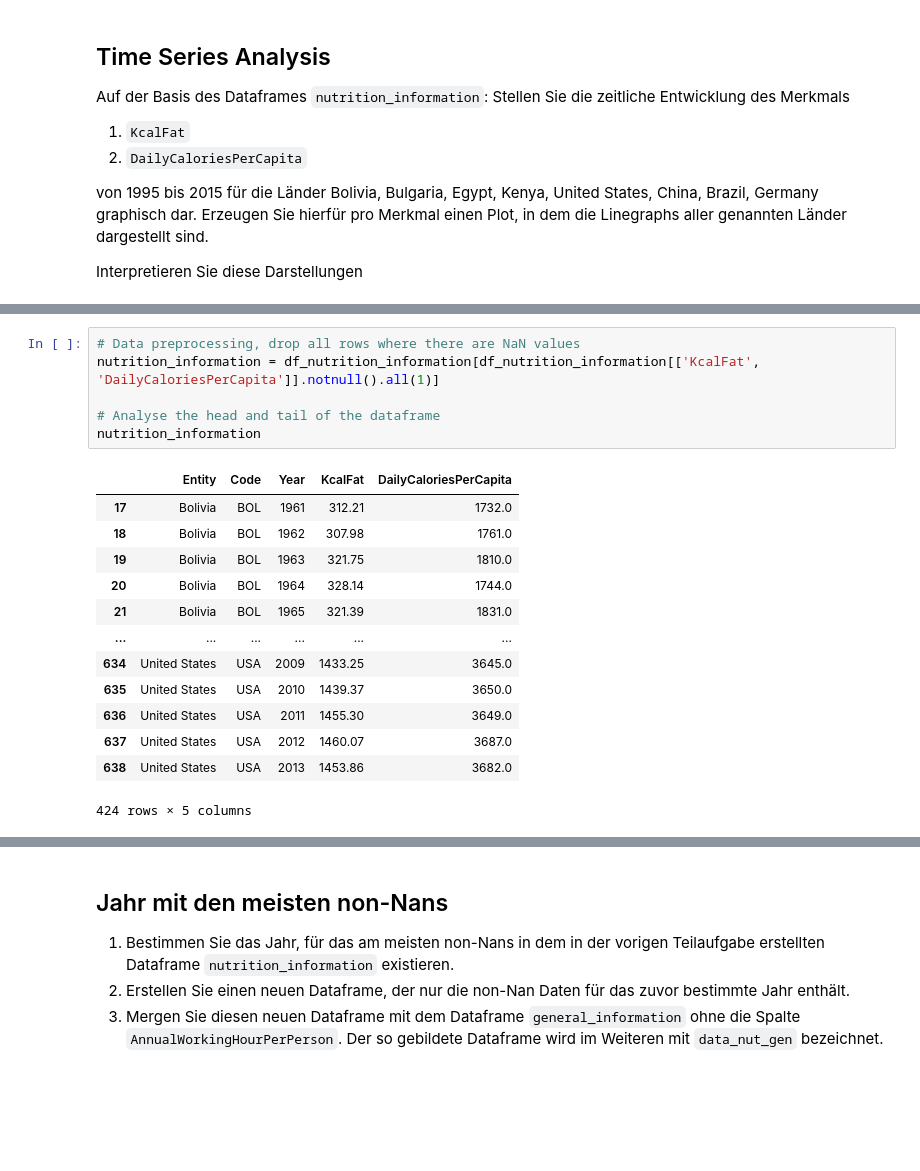
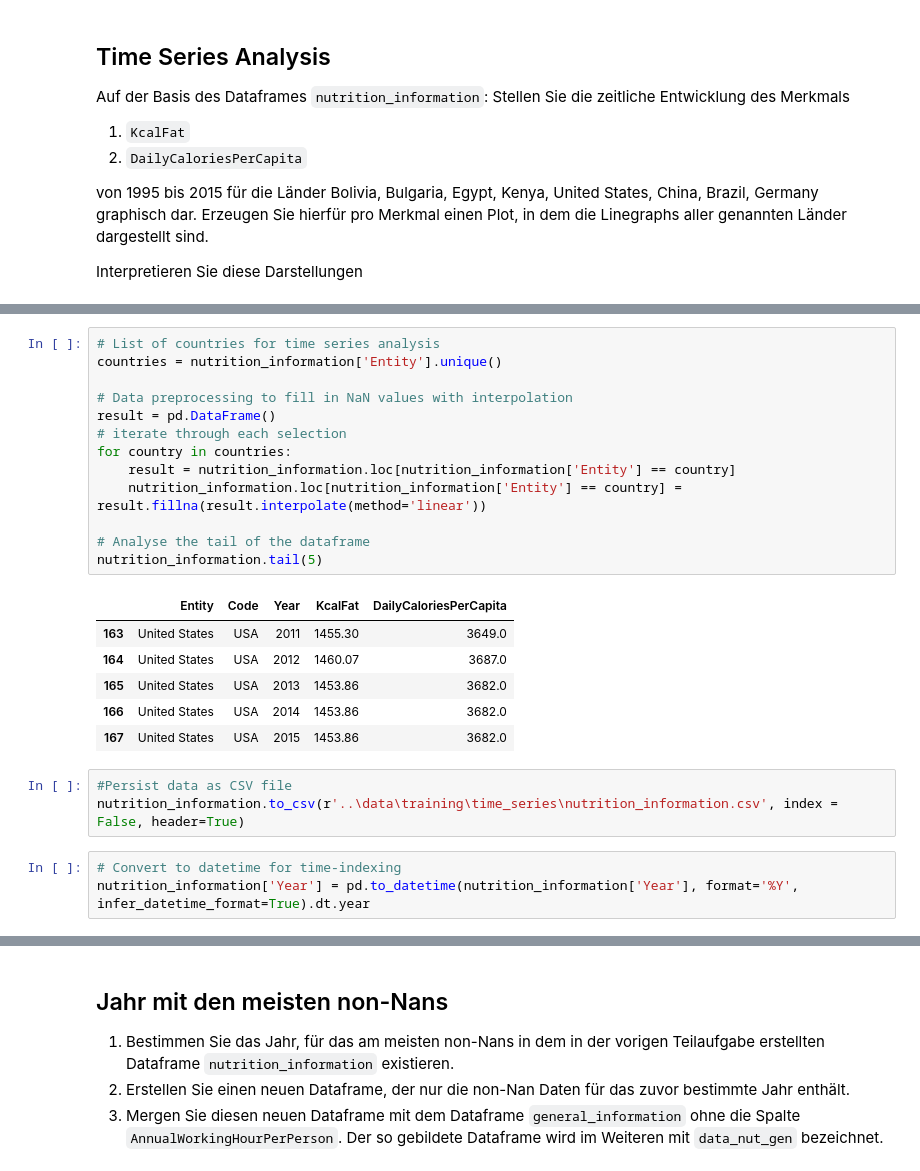
Before and after one commit to JaninaMattes/data-mining-pattern-recogntion, a Jupyter notebook: src/proj1_global_health_app/model/Project1_Global_HealthData_App.ipynb, the cells around one changed output, grey strips where cells are left out. Cells and saved outputs as stored; diff of their text form; blank space fills up the shorter version.

```diff
--- a/src/proj1_global_health_app/model/Project1_Global_HealthData_App.ipynb
+++ b/src/proj1_global_health_app/model/Project1_Global_HealthData_App.ipynb
@@ -486,21 +474,27 @@ print(df_nutrition_information)
-# %%
-# Data preprocessing, drop all rows where there are NaN values
-nutrition_information = df_nutrition_information[df_nutrition_information[['KcalFat', 'DailyCaloriesPerCapita']].notnull().all(1)]
-
-# Analyse the head and tail of the dataframe
-nutrition_information
-# %% [output]
-|  | Entity | Code | Year | KcalFat | DailyCaloriesPerCapita |
-| 17 | Bolivia | BOL | 1961 | 312.21 | 1732.0 |
-| 18 | Bolivia | BOL | 1962 | 307.98 | 1761.0 |
-| 19 | Bolivia | BOL | 1963 | 321.75 | 1810.0 |
-| 20 | Bolivia | BOL | 1964 | 328.14 | 1744.0 |
-| 21 | Bolivia | BOL | 1965 | 321.39 | 1831.0 |
-| ... | ... | ... | ... | ... | ... |
-| 634 | United States | USA | 2009 | 1433.25 | 3645.0 |
-| 635 | United States | USA | 2010 | 1439.37 | 3650.0 |
-| 636 | United States | USA | 2011 | 1455.30 | 3649.0 |
-| 637 | United States | USA | 2012 | 1460.07 | 3687.0 |
-| 638 | United States | USA | 2013 | 1453.86 | 3682.0 |
-424 rows × 5 columns
+# %%
+# List of countries for time series analysis
+countries = nutrition_information['Entity'].unique()
+
+# Data preprocessing to fill in NaN values with interpolation
+result = pd.DataFrame()
+# iterate through each selection
+for country in countries:
+    result = nutrition_information.loc[nutrition_information['Entity'] == country]
+    nutrition_information.loc[nutrition_information['Entity'] == country] = result.fillna(result.interpolate(method='linear'))
+
+# Analyse the tail of the dataframe
+nutrition_information.tail(5)
+# %% [output]
+|  | Entity | Code | Year | KcalFat | DailyCaloriesPerCapita |
+| 163 | United States | USA | 2011 | 1455.30 | 3649.0 |
+| 164 | United States | USA | 2012 | 1460.07 | 3687.0 |
+| 165 | United States | USA | 2013 | 1453.86 | 3682.0 |
+| 166 | United States | USA | 2014 | 1453.86 | 3682.0 |
+| 167 | United States | USA | 2015 | 1453.86 | 3682.0 |
+# %%
+#Persist data as CSV file
+nutrition_information.to_csv(r'..\data\training\time_series\nutrition_information.csv', index = False, header=True)
+# %%
+# Convert to datetime for time-indexing
+nutrition_information['Year'] = pd.to_datetime(nutrition_information['Year'], format='%Y', infer_datetime_format=True).dt.year
 # %%
```
Also changed, not shown: parts of 15 cells of this notebook.
